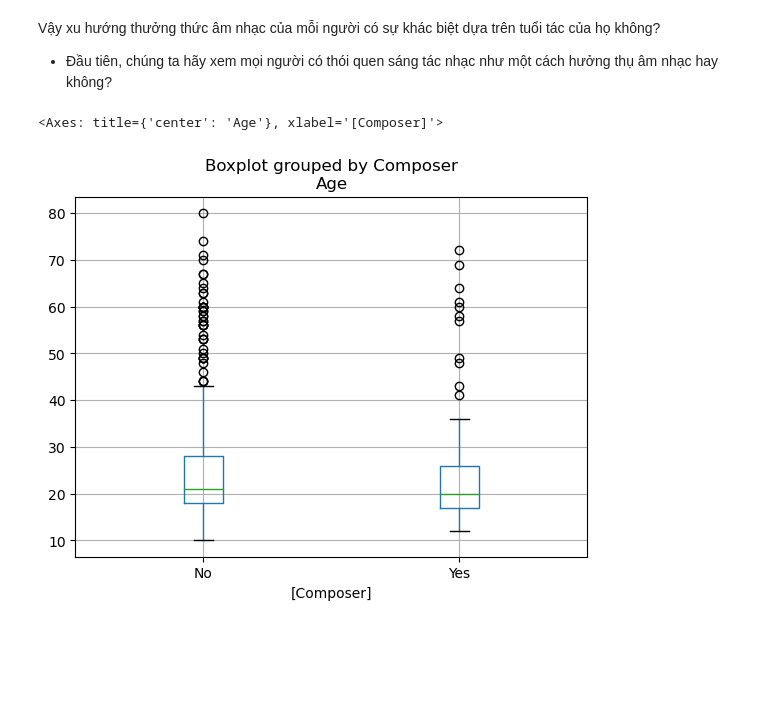
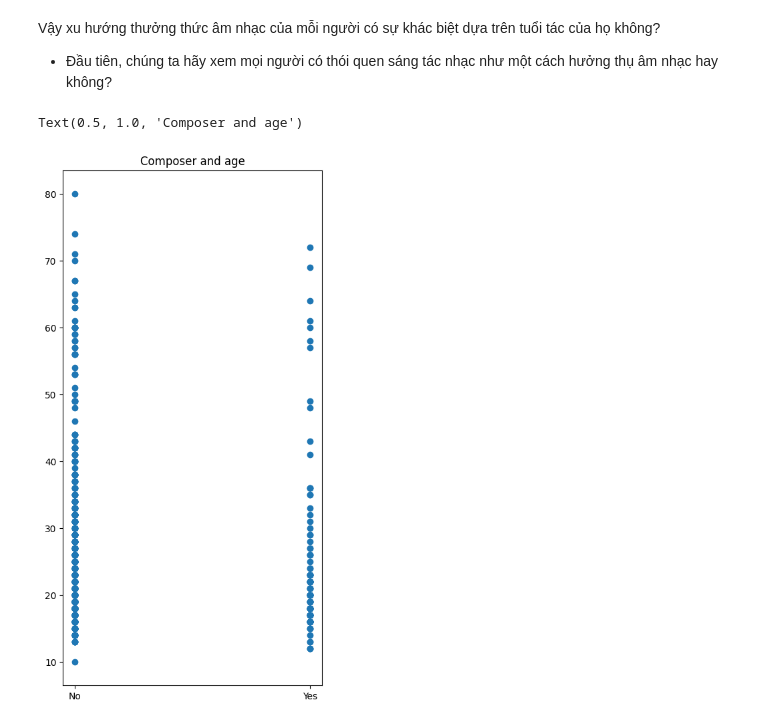
Before and after one commit to HungLVT/DS, a Jupyter notebook: 4.0-questions-and-answers.ipynb, the cells around one changed output. Drawn from its saved outputs; the diff is of its cells as text; code cells hidden in the pictures; blank space fills up the shorter version.

```diff
--- a/4.0-questions-and-answers.ipynb
+++ b/4.0-questions-and-answers.ipynb
@@ -133,8 +133,9 @@ Vậy xu hướng thưởng thức âm nhạc của mỗi người có sự khá
 - Đầu tiên, chúng ta hãy xem mọi người có thói quen sáng tác nhạc như một cách hưởng thụ âm nhạc hay không?
 # %%
 #Vẽ biểu đồ box plot giữa composer và độ tuổi của tất cả mọi người
-df_composer_age = df[['Composer', 'Age']]
-df_composer_age.boxplot(by = 'Composer')
+plt.figure(figsize = (5, 10))
+plt.scatter(df['Composer'], df['Age'])
+plt.title('Composer and age')
 # %% [output]
-<Axes: title={'center': 'Age'}, xlabel='[Composer]'>
+Text(0.5, 1.0, 'Composer and age')
-[figure, old version]
+[figure, new version]
```
Also changed, not shown: parts of 21 cells of this notebook, 2 other files.
